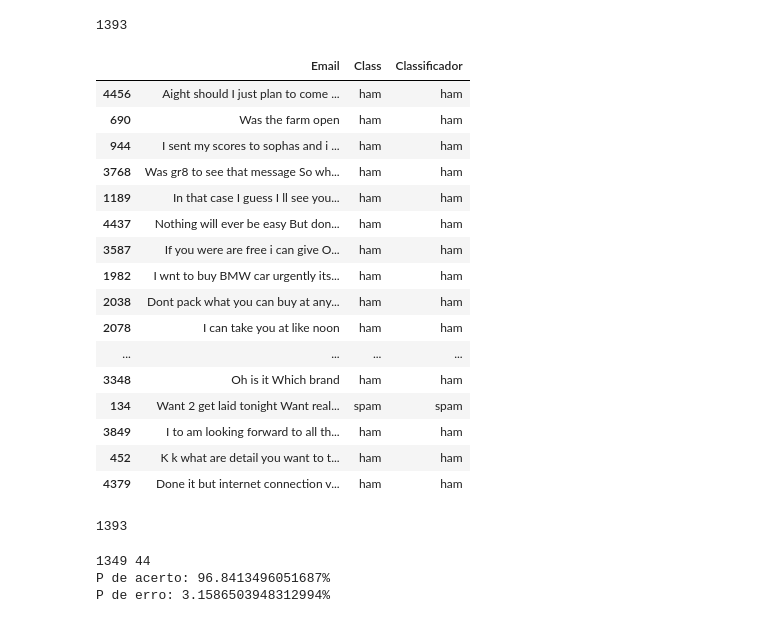
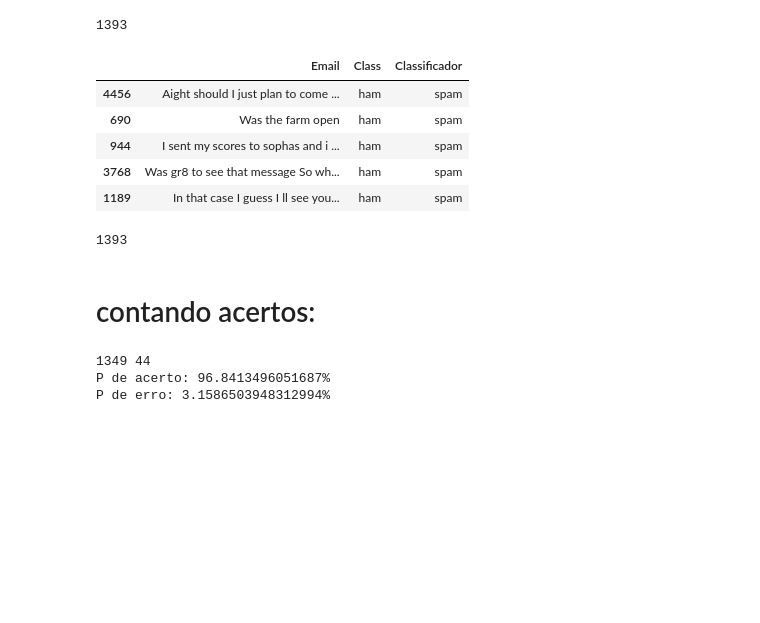
Before and after one commit to GustavovPierre/CDD_DP_2019.1-, a Jupyter notebook: Projeto2 Layout(2) (1) (1).ipynb, the cells around one changed output. Drawn from its saved outputs; the diff is of its cells as text; code cells hidden in the pictures; blank space fills up the shorter version.

```diff
--- a/Projeto2 Layout(2) (1) (1).ipynb
+++ b/Projeto2 Layout(2) (1) (1).ipynb
@@ -363,29 +304,20 @@ len(xTest["Email"])
 1393
 # %%
 xTest["Classificador"]=x
-xTest.head(20)
+xTest.head()
 # %% [output]
 |  | Email | Class | Classificador |
-| 4456 | Aight should I just plan to come ... | ham | ham |
-| 690 | Was the farm open | ham | ham |
-| 944 | I sent my scores to sophas and i ... | ham | ham |
-| 3768 | Was gr8 to see that message So wh... | ham | ham |
-| 1189 | In that case I guess I ll see you... | ham | ham |
-| 4437 | Nothing will ever be easy But don... | ham | ham |
-| 3587 | If you were are free i can give O... | ham | ham |
-| 1982 | I wnt to buy BMW car urgently its... | ham | ham |
-| 2038 | Dont pack what you can buy at any... | ham | ham |
-| 2078 | I can take you at like noon | ham | ham |
-| ... | ... | ... | ... |
-| 3348 | Oh is it Which brand | ham | ham |
-| 134 | Want 2 get laid tonight Want real... | spam | spam |
-| 3849 | I to am looking forward to all th... | ham | ham |
-| 452 | K k what are detail you want to t... | ham | ham |
-| 4379 | Done it but internet connection v... | ham | ham |
+| 4456 | Aight should I just plan to come ... | ham | spam |
+| 690 | Was the farm open | ham | spam |
+| 944 | I sent my scores to sophas and i ... | ham | spam |
+| 3768 | Was gr8 to see that message So wh... | ham | spam |
+| 1189 | In that case I guess I ll see you... | ham | spam |
 # %%
 len(xTest["Classificador"])
 # %% [output]
 1393
+# %% [markdown]
+# contando acertos:
 # %%
 acertos=0
 erros=0
```
Also changed, not shown: parts of 11 cells of this notebook.
